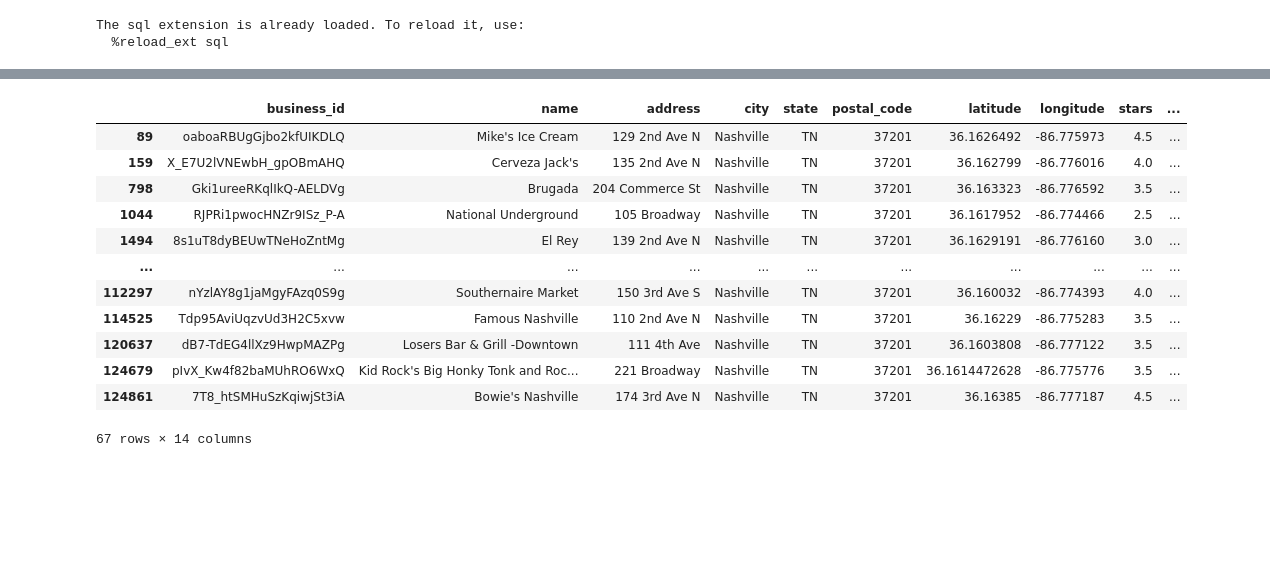
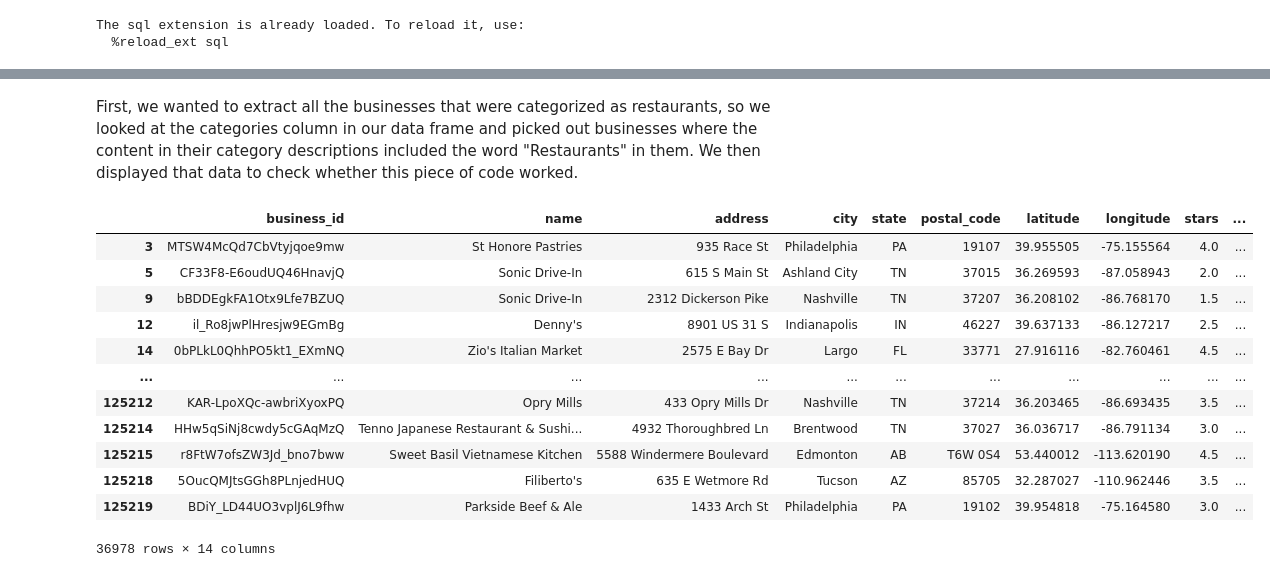
Before and after one commit to rohuihu/info-2950, a Jupyter notebook: yelp_dataset.ipynb, the cells around one changed output, grey strips where cells are left out. Drawn from its saved outputs; the diff is of its cells as text; code cells hidden in the pictures; blank space fills up the shorter version.

```diff
--- a/yelp_dataset.ipynb
+++ b/yelp_dataset.ipynb
@@ -26,18 +50,20 @@ data = pd.read_csv('./project_files/yelp_academic_dataset_business.csv')
+# %% [markdown]
+First, we wanted to extract all the businesses that were categorized as restaurants, so we looked at the categories column in our data frame and picked out businesses where the content in their category descriptions included the word "Restaurants" in them. We then displayed that data to check whether this piece of code worked.
 # %%
-# data = data.dropna()
+data = data.dropna()
 data = data[data["categories"].str.contains('Restaurants')]
 data
 # %% [output]
 |  | business_id | name | address | city | state | postal_code | latitude | longitude | stars | ... |
-| 89 | oaboaRBUgGjbo2kfUIKDLQ | Mike's Ice Cream | 129 2nd Ave N | Nashville | TN | 37201 | 36.1626492 | -86.775973 | 4.5 | ... |
-| 159 | X_E7U2lVNEwbH_gpOBmAHQ | Cerveza Jack's | 135 2nd Ave N | Nashville | TN | 37201 | 36.162799 | -86.776016 | 4.0 | ... |
-| 798 | Gki1ureeRKqlIkQ-AELDVg | Brugada | 204 Commerce St | Nashville | TN | 37201 | 36.163323 | -86.776592 | 3.5 | ... |
-| 1044 | RJPRi1pwocHNZr9ISz_P-A | National Underground | 105 Broadway | Nashville | TN | 37201 | 36.1617952 | -86.774466 | 2.5 | ... |
-| 1494 | 8s1uT8dyBEUwTNeHoZntMg | El Rey | 139 2nd Ave N | Nashville | TN | 37201 | 36.1629191 | -86.776160 | 3.0 | ... |
+| 3 | MTSW4McQd7CbVtyjqoe9mw | St Honore Pastries | 935 Race St | Philadelphia | PA | 19107 | 39.955505 | -75.155564 | 4.0 | ... |
+| 5 | CF33F8-E6oudUQ46HnavjQ | Sonic Drive-In | 615 S Main St | Ashland City | TN | 37015 | 36.269593 | -87.058943 | 2.0 | ... |
+| 9 | bBDDEgkFA1Otx9Lfe7BZUQ | Sonic Drive-In | 2312 Dickerson Pike | Nashville | TN | 37207 | 36.208102 | -86.768170 | 1.5 | ... |
+| 12 | il_Ro8jwPlHresjw9EGmBg | Denny's | 8901 US 31 S | Indianapolis | IN | 46227 | 39.637133 | -86.127217 | 2.5 | ... |
+| 14 | 0bPLkL0QhhPO5kt1_EXmNQ | Zio's Italian Market | 2575 E Bay Dr | Largo | FL | 33771 | 27.916116 | -82.760461 | 4.5 | ... |
 | ... | ... | ... | ... | ... | ... | ... | ... | ... | ... | ... |
-| 112297 | nYzlAY8g1jaMgyFAzq0S9g | Southernaire Market | 150 3rd Ave S | Nashville | TN | 37201 | 36.160032 | -86.774393 | 4.0 | ... |
-| 114525 | Tdp95AviUqzvUd3H2C5xvw | Famous Nashville | 110 2nd Ave N | Nashville | TN | 37201 | 36.16229 | -86.775283 | 3.5 | ... |
-| 120637 | dB7-TdEG4llXz9HwpMAZPg | Losers Bar & Grill -Downtown | 111 4th Ave | Nashville | TN | 37201 | 36.1603808 | -86.777122 | 3.5 | ... |
-| 124679 | pIvX_Kw4f82baMUhRO6WxQ | Kid Rock's Big Honky Tonk and Roc... | 221 Broadway | Nashville | TN | 37201 | 36.1614472628 | -86.775776 | 3.5 | ... |
-| 124861 | 7T8_htSMHuSzKqiwjSt3iA | Bowie's Nashville | 174 3rd Ave N | Nashville | TN | 37201 | 36.16385 | -86.777187 | 4.5 | ... |
+| 125212 | KAR-LpoXQc-awbriXyoxPQ | Opry Mills | 433 Opry Mills Dr | Nashville | TN | 37214 | 36.203465 | -86.693435 | 3.5 | ... |
+| 125214 | HHw5qSiNj8cwdy5cGAqMzQ | Tenno Japanese Restaurant & Sushi... | 4932 Thoroughbred Ln | Brentwood | TN | 37027 | 36.036717 | -86.791134 | 3.0 | ... |
+| 125215 | r8FtW7ofsZW3Jd_bno7bww | Sweet Basil Vietnamese Kitchen | 5588 Windermere Boulevard | Edmonton | AB | T6W 0S4 | 53.440012 | -113.620190 | 4.5 | ... |
+| 125218 | 5OucQMJtsGGh8PLnjedHUQ | Filiberto's | 635 E Wetmore Rd | Tucson | AZ | 85705 | 32.287027 | -110.962446 | 3.5 | ... |
+| 125219 | BDiY_LD44UO3vplJ6L9fhw | Parkside Beef & Ale | 1433 Arch St | Philadelphia | PA | 19102 | 39.954818 | -75.164580 | 3.0 | ... |
-67 rows × 14 columns
+36978 rows × 14 columns
```
Also changed, not shown: parts of 20 cells of this notebook.
